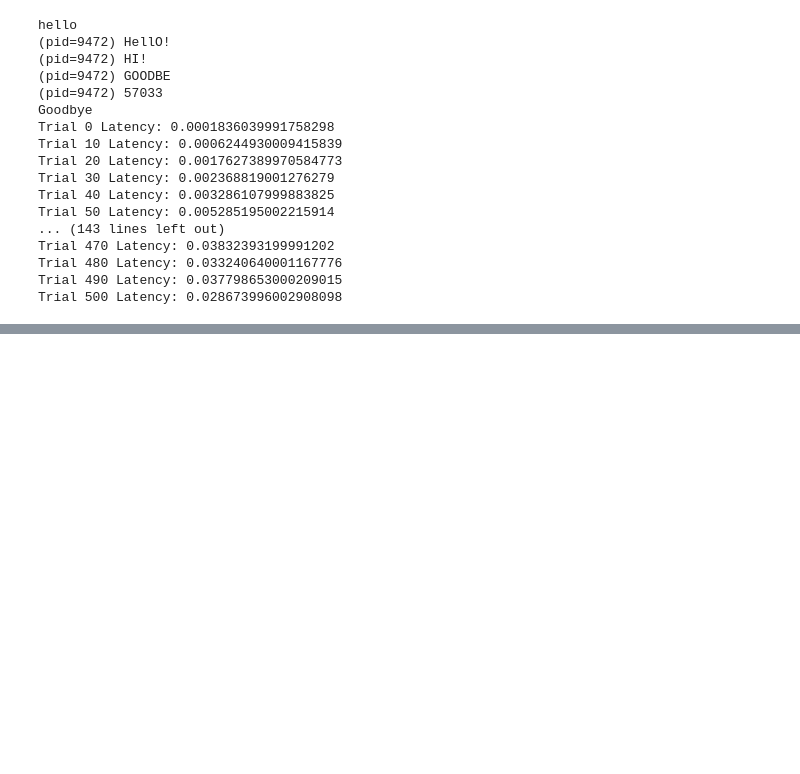
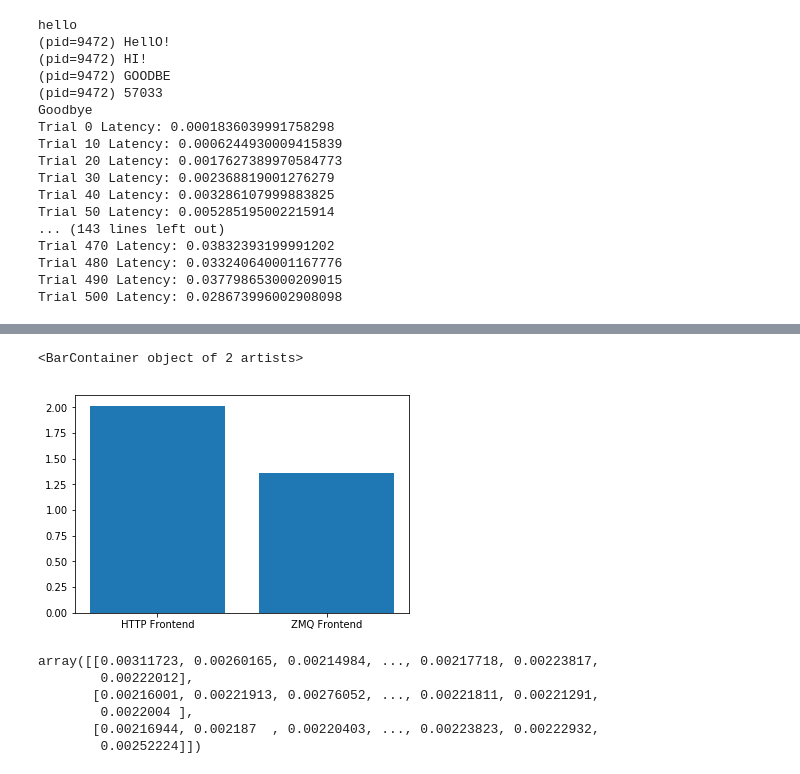
Before and after one commit to RehanSD/ray, a Jupyter notebook: python/ray/experimental/serve/benchmarking/ZMQBenchmarking.ipynb, the cells around one changed output, grey strips where cells are left out. Drawn from its saved outputs; the diff is of its cells as text; code cells hidden in the pictures; blank space fills up the shorter version.

```diff
--- a/python/ray/experimental/serve/benchmarking/ZMQBenchmarking.ipynb
+++ b/python/ray/experimental/serve/benchmarking/ZMQBenchmarking.ipynb
@@ -203,0 +209,2 @@ plt.ylabel("Latency in s")
+# %%
+lat_http = np.load("lat_http.npy")
@@ -203,0 +299,5 @@ plt.ylabel("Latency in s")
+# %%
+plt.bar(['HTTP Frontend', "ZMQ Frontend"], [avg_http[-1], avg_zmq[-1]])
+# %% [output]
+<BarContainer object of 2 artists>
+[figure, added]
@@ -203,0 +306,9 @@ plt.ylabel("Latency in s")
+# %%
+latencies
+# %% [output]
+array([[0.00311723, 0.00260165, 0.00214984, ..., 0.00217718, 0.00223817,
+        0.00222012],
+       [0.00216001, 0.00221913, 0.00276052, ..., 0.00221811, 0.00221291,
+        0.0022004 ],
+       [0.00216944, 0.002187  , 0.00220403, ..., 0.00223823, 0.00222932,
+        0.00252224]])
```
Also changed, not shown: parts of 18 cells of this notebook, 1 other file.
